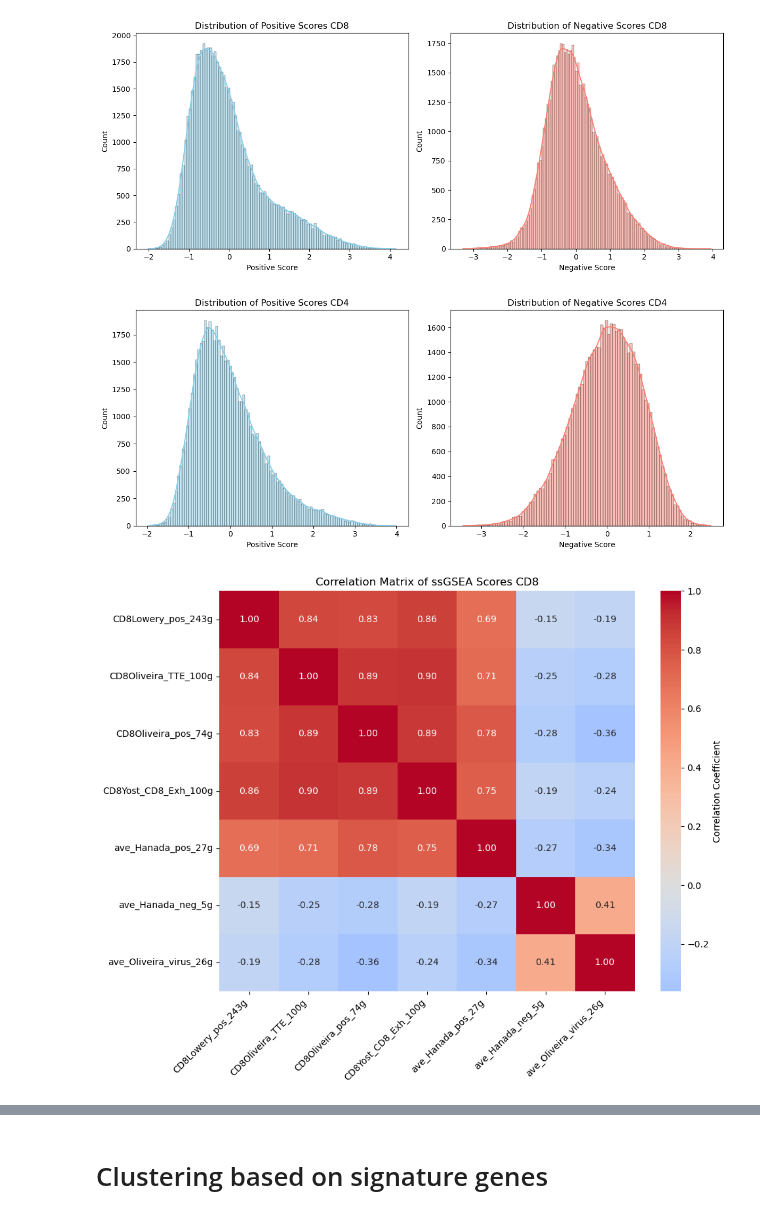
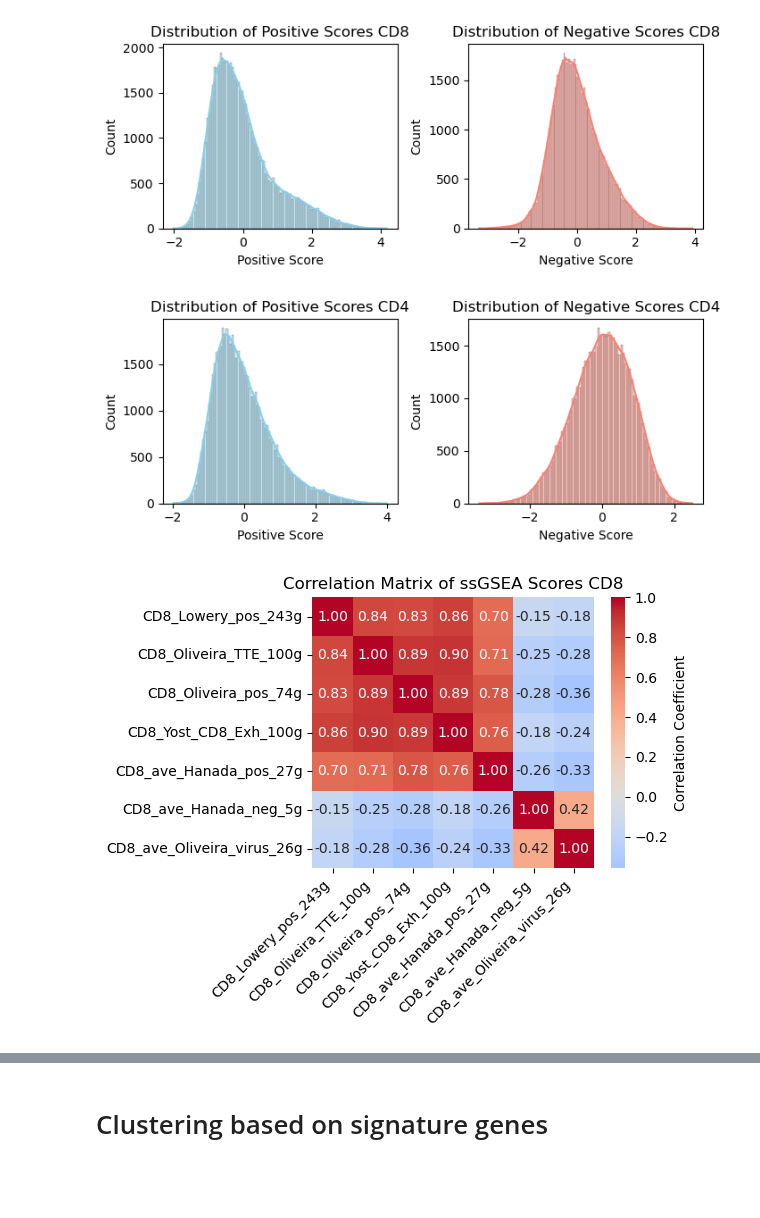
Before and after one commit to Sun-lab/CAT, a Jupyter notebook: Liu_2022/process_output.ipynb, the cells around one changed output, grey strips where cells are left out. Drawn from its saved outputs; the diff is of its cells as text; code cells hidden in the pictures; blank space fills up the shorter version.

```diff
--- a/Liu_2022/process_output.ipynb
+++ b/Liu_2022/process_output.ipynb
@@ -32,40 +44,39 @@ import seaborn as sns
 from scipy.stats import zscore
 
 pos_sigs_CD8 = [
-    "CD8Lowery_pos_243g",
-    "CD8Oliveira_TTE_100g",
-    "CD8Oliveira_pos_74g",
-    "CD8Yost_CD8_Exh_100g",
-    "ave_Hanada_pos_27g"
+    "CD8_Lowery_pos_243g",
+    "CD8_Oliveira_TTE_100g",
+    "CD8_Oliveira_pos_74g",
+    "CD8_Yost_CD8_Exh_100g",
+    "CD8_ave_Hanada_pos_27g"
 ]
 neg_sigs_CD8 = [
-    #"CD8Lowery_neg_99g",
-    "ave_Hanada_neg_5g",
-    "ave_Oliveira_virus_26g"
+    "CD8_ave_Hanada_neg_5g",
+    "CD8_ave_Oliveira_virus_26g"
 ]
 
 pos_sigs_CD4 = [
-    "Hanada_pos_9g",
-    "CD4Caushi_Tfh2_66g",
-    #"CD4Jansen_TermDiff_73g",
-    "CD4Lowery_pos_40g",
-    "CD4Oh_CXCL13_50g"
+    "CD4_ave_Hanada_pos_9g",
+    "CD4_Caushi_Tfh2_66g",
+    "CD4_Lowery_pos_40g",
+    "CD4_Oh_CXCL13_50g"
 ]
 neg_sigs_CD4 = [
-    "CD4Lowery_neg_37g",
-    "Hanada_neg_4g"
+    "CD4_Lowery_neg_37g",
+    "CD4_ave_Hanada_neg_4g"
 ]
+
 
 def classify_cells(df, cell_type, pos_sigs, neg_sigs):
     sub = df[df["celltype"] == cell_type].copy()
-    cols = pos_sigs + neg_sigs
 
     # z‐score the signatures _within_ this subset
-    sub[cols] = sub[cols].apply(zscore)
+    z_pos = sub[pos_sigs].apply(zscore)
+    z_neg = sub[neg_sigs].apply(zscore)
 
     # compute mean “pos” and “neg” scores
-    sub[f"pos_score_{cell_type}"] = sub[pos_sigs].mean(axis=1)
-    sub[f"neg_score_{cell_type}"] = sub[neg_sigs].mean(axis=1)
+    sub[f"pos_score_{cell_type}"] = z_pos.mean(axis=1)
+    sub[f"neg_score_{cell_type}"] = z_neg.mean(axis=1)
 
     # pick cutoffs (here: median)
     pos_cut = sub[f"pos_score_{cell_type}"].median()
@@ -80,7 +91,10 @@ def classify_cells(df, cell_type, pos_sigs, neg_sigs):
     return sub, pos_cut, neg_cut
 
 # run it for each cell‐type
-cd8_called,pos_cut_CD8, neg_cut_CD8= classify_cells(df_cd8, "CD8", pos_sigs_CD8, neg_sigs_CD8)
+cd8_called,pos_cut_CD8, neg_cut_CD8 = classify_cells(df_cd8, "CD8", pos_sigs_CD8, neg_sigs_CD8)
 cd4_called,pos_cut_CD4, neg_cut_CD4 = classify_cells(df_cd4, "CD4", pos_sigs_CD4, neg_sigs_CD4)
+
+print(cd8_called.shape)
+print(cd4_called.shape)
 cd8_called
 # %% [output]
@@ -120,5 +136,5 @@ df_combined
 # %%
-plt.figure(figsize=(12, 5))
+plt.figure(figsize=(7, 3))
 
 plt.subplot(1, 2, 1)
 sns.histplot(cd8_called['pos_score_CD8'], kde=True, color='skyblue')
@@ -133,9 +149,9 @@ plt.xlabel('Negative Score')
 plt.tight_layout()
 plt.show()
 # %% [output]
-[figure, old version]
+[figure, new version]
 # %%
-plt.figure(figsize=(12, 5))
+plt.figure(figsize=(7, 3))
 
 plt.subplot(1, 2, 1)
 sns.histplot(cd4_called['pos_score_CD4'], kde=True, color='skyblue')
@@ -150,26 +166,26 @@ plt.xlabel('Negative Score')
 plt.tight_layout()
 plt.show()
 # %% [output]
-[figure, old version]
+[figure, new version]
 # %%
 # Combine the lists to get all columns
 all_sigs_CD8 = pos_sigs_CD8 + neg_sigs_CD8
 
 # Calculate the correlation matrix for the specified columns in the original DataFrame
 corr_matrix = cd8_called[all_sigs_CD8].corr()
 
 # Create a heatmap of the correlation matrix
-plt.figure(figsize=(10, 8))
+plt.figure(figsize=(6, 4.8))
 heatmap = sns.heatmap(corr_matrix, annot=True, cmap="coolwarm", center=0, fmt=".2f",
                       cbar_kws={"label": "Correlation Coefficient"})
 
 plt.title("Correlation Matrix of ssGSEA Scores CD8")
 plt.xticks(rotation=45, ha="right")
 plt.yticks(rotation=0)
 plt.tight_layout()
 plt.show()
 # %% [output]
-[figure, old version]
+[figure, new version]
 # %%
 # Combine the lists to get all columns
 all_sigs_CD4 = pos_sigs_CD4 + neg_sigs_CD4
```
Also changed, not shown: parts of 31 cells of this notebook, 10 other files.
